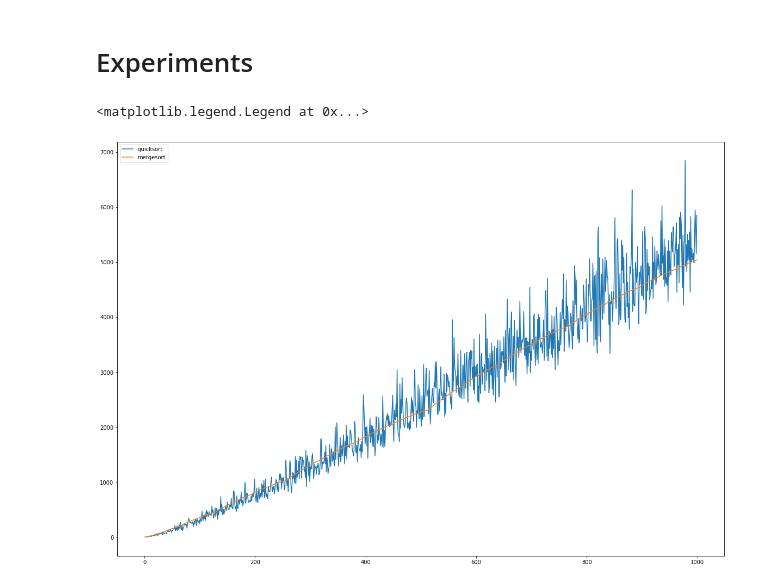
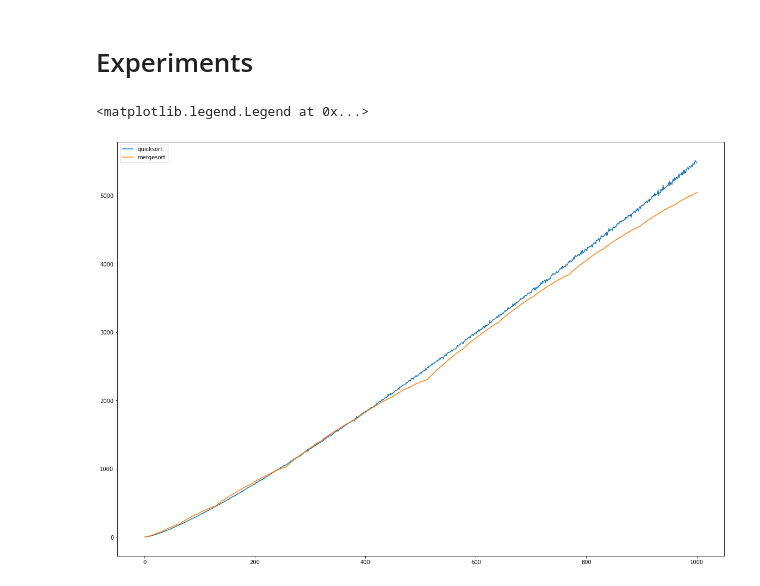
Before and after one commit to KSMubasshir/quicksort-vs-mergesort, a Jupyter notebook: Problem 3.ipynb, the cells around one changed output. Drawn from its saved outputs; the diff is of its cells as text; code cells hidden in the pictures.

Commit message:
quicksort vs mergesort performance analysis modified

```diff
--- a/Problem 3.ipynb
+++ b/Problem 3.ipynb
@@ -83,14 +83,13 @@ def generate_rand_vector(n):
 quicksort_comparisons = []
 mergesort_comparisons = []
 
-for i in range(1, 1000):
-    nums = generate_rand_vector(i)
-    run = i - 1
-
+for i in range(1, 1001):
     quicksort_comparisons.append(0)
     mergesort_comparisons.append(0)
-
-    quick_sort_random(nums, 0, i)
-    mergeSort(nums, 0, i-1)
+    run = i - 1
+    for j in range(1000):
+        nums = generate_rand_vector(i)
+        quick_sort_random(nums, 0, i)
+        mergeSort(nums, 0, i-1)
 # %%
-x = list(range(1, 1000))
+x = list(range(1, 1001))
@@ -99,8 +96,11 @@ x_lim = 1000
+# %%
+q = [x / 1000 for x in quicksort_comparisons]
+m = [x / 1000 for x in mergesort_comparisons]
 # %%
 plt.rcParams["figure.figsize"] = (20 , 14)
-plt.plot(x[:x_lim], quicksort_comparisons[:x_lim], label='quicksort')
-plt.plot(x[:x_lim], mergesort_comparisons[:x_lim], label='mergesort')
+plt.plot(x, q, label='quicksort')
+plt.plot(x, m, label='mergesort')
 plt.legend()
 # %% [output]
 <matplotlib.legend.Legend at 0x...>
-[figure, old version]
+[figure, new version]
```
Also changed, not shown: parts of 1 cell of this notebook.
